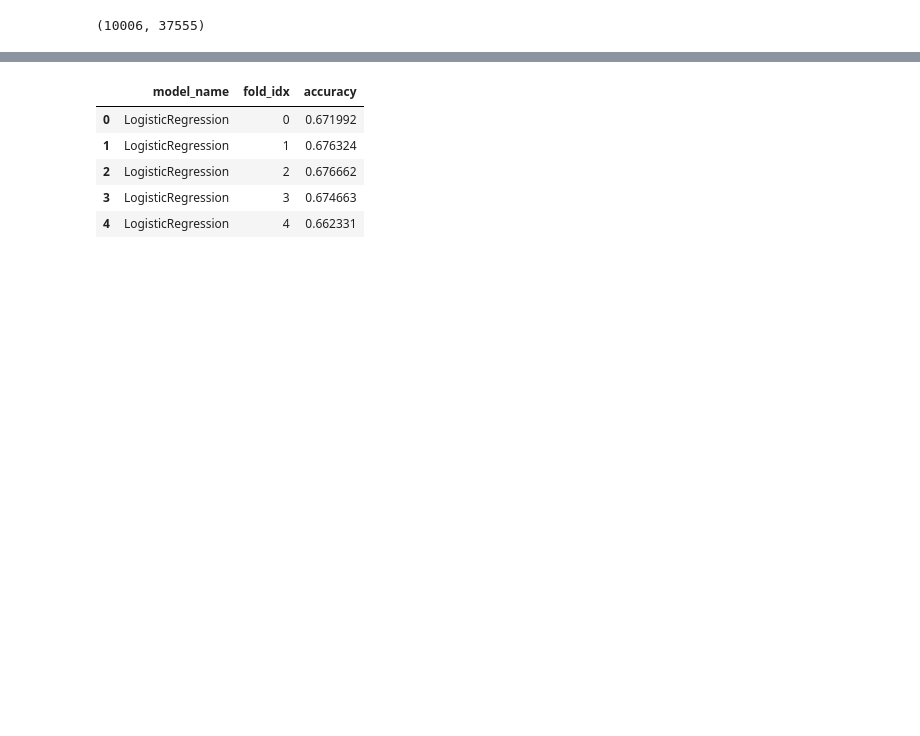
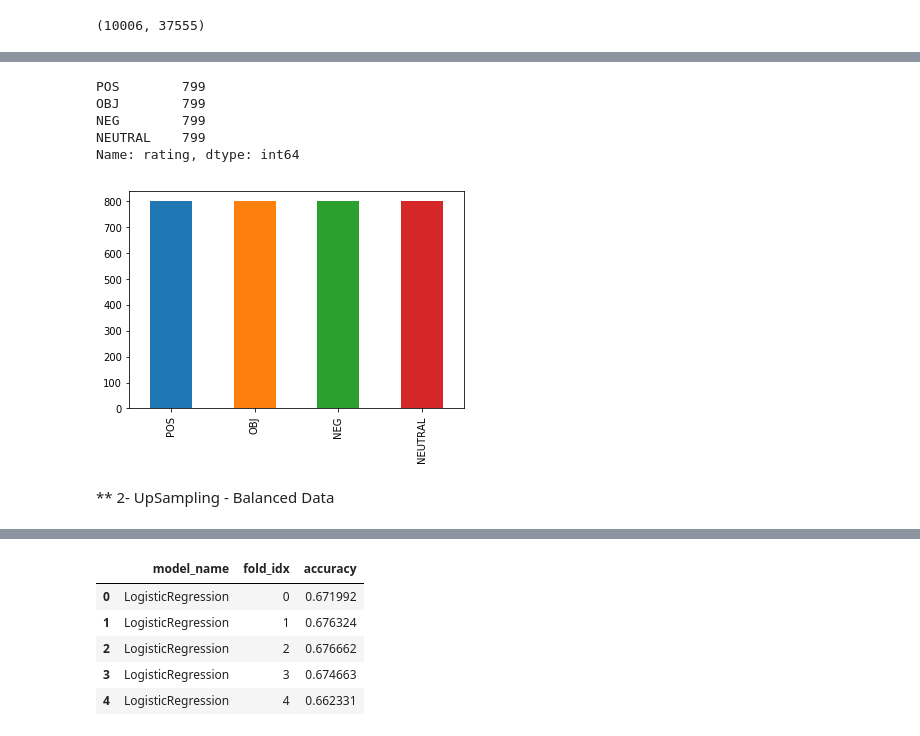
Before and after one commit to Rababalkhalifa/project_capastone, a Jupyter notebook: sentimental_analysis_Model_ASTD_BestResults.ipynb, the cells around one changed output, grey strips where cells are left out. Saved outputs shown, nothing was run; the diff lists cells and outputs as text; code cells hidden in the pictures; blank space fills up the shorter version.

```diff
--- a/sentimental_analysis_Model_ASTD_BestResults.ipynb
+++ b/sentimental_analysis_Model_ASTD_BestResults.ipynb
@@ -217,0 +364,33 @@ Name: rating, dtype: int64
+# %%
+from sklearn.utils import resample
+
+
+
+# Separate majority and minority classes
+df_majority_OBJ = ASDA_Crp[ASDA_Crp.rating=='OBJ']
+df_majority_NEG = ASDA_Crp[ASDA_Crp.rating=='NEG']
+df_majority_NEUTRAL = ASDA_Crp[ASDA_Crp.rating=='NEUTRAL']
+
+df_minority_POS = ASDA_Crp[ASDA_Crp.rating=='POS']
+
+# Downsample majority class
+df_majority_OBJ_downsampled = resample(df_majority_OBJ,
+                                 replace=False,    # sample without replacement
+                                 n_samples=799,     # to match minority class OBJ
+                                 random_state=0) # reproducible results
+
+df_majority_NEG_downsampled = resample(df_majority_NEG,
+                                 replace=False,    # sample without replacement
+                                 n_samples=799,     # to match minority class NEG
+                                 random_state=0) # reproducible results
+
+df_majority_NEUTRAL_downsampled = resample(df_majority_NEUTRAL,
+                                 replace=True,    # sample without replacement
+                                 n_samples=799,     # to match minority class NATURAL
+                                 random_state=0) # reproducible results
+
+# Combine minority class with downsampled majority class
+df_downsampled = pd.concat([df_majority_OBJ_downsampled,df_majority_NEG_downsampled,df_majority_NEUTRAL_downsampled, df_minority_POS])
+
+# Display new class counts
+df_downsampled.rating.value_counts()
@@ -217,0 +412,14 @@ Name: rating, dtype: int64
+# %%
+print(df_downsampled.rating.value_counts())
+# s2.value_counts().plot(kind='hist')
+df_downsampled.rating.value_counts().plot( kind="bar")
+plt.show()
+# %% [output]
+POS        799
+OBJ        799
+NEG        799
+NEUTRAL    799
+Name: rating, dtype: int64
+[figure, added]
+# %% [markdown]
+** 2- UpSampling - Balanced Data
```
Also changed, not shown: parts of 57 cells of this notebook, 1 other file.
